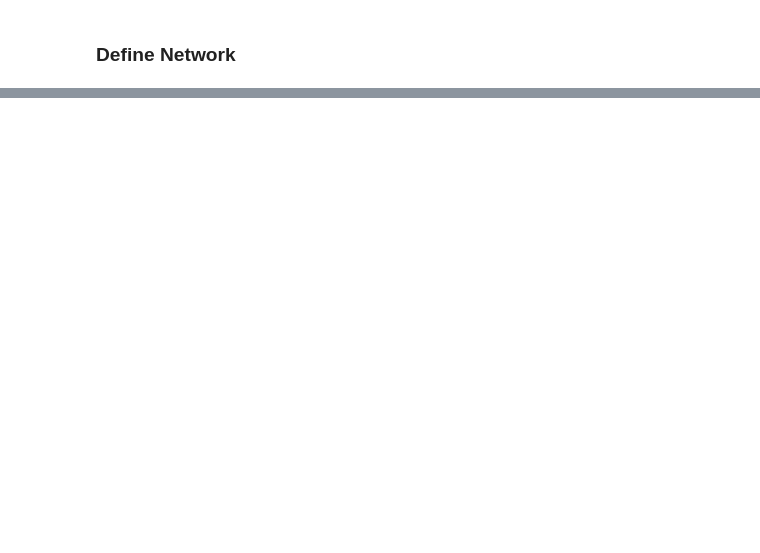
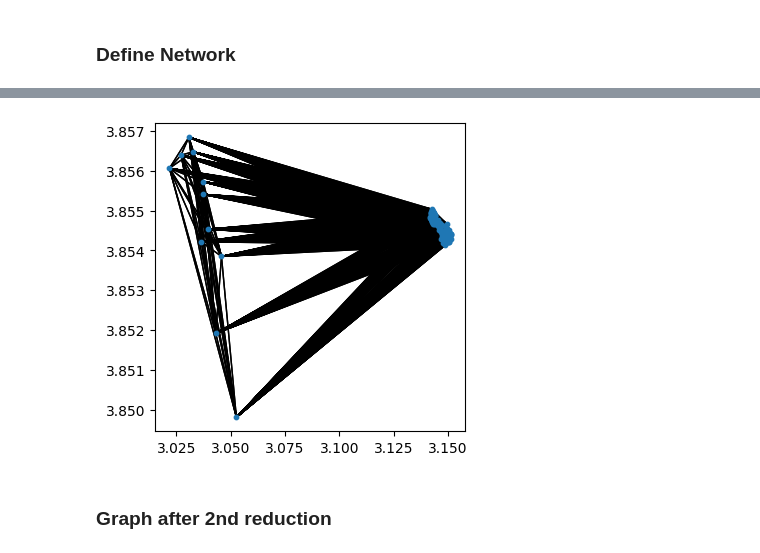
Before and after one commit to DavidGraber/Protein-Interaction-Prediction-with-GCNs, a Jupyter notebook: model_diffpool_simple.ipynb, the cells around one changed output, grey strips where cells are left out. Drawn from its saved outputs; the diff is of its cells as text; code cells hidden in the pictures; blank space fills up the shorter version.

```diff
--- a/model_diffpool_simple.ipynb
+++ b/model_diffpool_simple.ipynb
@@ -409,0 +393,2 @@ tensor([[ 3.8960,  3.0843,  3.9537,  ...,  3.9036,  3.0843,  7.9758],
+# %%
+x1_emb, x1_pool, pos1, adj1, s1= torch.load('img1_data.pt')
@@ -409,0 +476,7 @@ tensor([[ 3.8960,  3.0843,  3.9537,  ...,  3.9036,  3.0843,  7.9758],
+# %%
+edge_index, _ = dense_to_sparse(adj1[0])
+visualize_points(pos1[0], edge_index)
+# %% [output]
+[figure, added]
+# %% [markdown]
+### Graph after 2nd reduction
```
Also changed, not shown: parts of 54 cells of this notebook.
